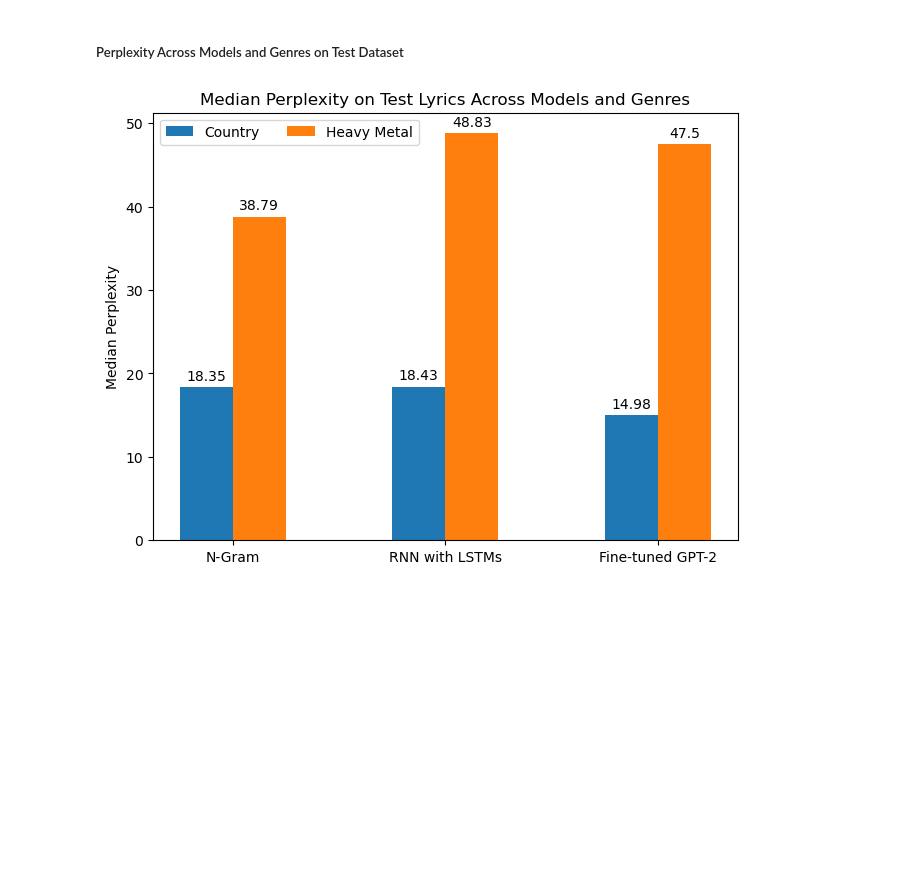
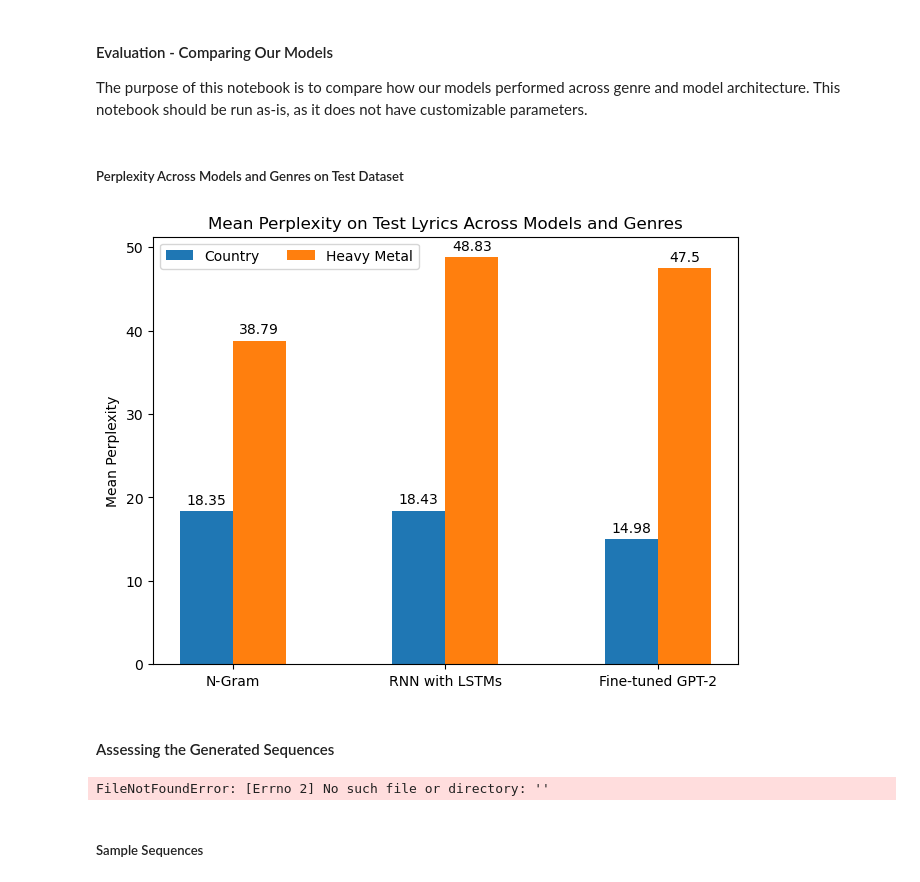
Before and after one commit to gellerjulia/CS4120_Song_Lyric_Generation, a Jupyter notebook: evaluation.ipynb, the cells around one changed output. Saved outputs shown, nothing was run; the diff lists cells and outputs as text; code cells hidden in the pictures; blank space fills up the shorter version.

Commit message:
Create evaluation functions

```diff
--- a/evaluation.ipynb
+++ b/evaluation.ipynb
@@ -3,3 +1,7 @@
+# %% [markdown]
+#### Evaluation - Comparing Our Models
+
+The purpose of this notebook is to compare how our models performed across genre and model architecture. This notebook should be run as-is, as it does not have customizable parameters.
 # %%
 # imports
 import matplotlib.pyplot as plt
@@ -8,32 +26,48 @@ import numpy as np
 ##### Perplexity Across Models and Genres on Test Dataset
 # %%
 # created with reference to matplotlib documentation https://matplotlib.org/stable/gallery/lines_bars_and_markers/barchart.html
+def create_grouped_barchart(country_data: tuple, metal_data: tuple, title: str, ylabel: str):
+    """
+    Creates a grouped bar chart comparing the Ngram, RNN and GPT2 models across the country and heavy metal genres.
+    Will create two bargraphs for each type of model: one for country, another for heavy metal
 
-models = ("N-Gram", "RNN with LSTMs", "Fine-tuned GPT-2")
-genres = {
-    # FAKE NUMBERS -- REPLACE!!!
-    'Country': (18.35, 18.43, 14.98),
-    'Heavy Metal': (38.79, 48.83, 47.50),
-}
+    Args:
+        country_data (tuple): A tuple of numbers in the format (Ngram metric, RNN metric, GPT2 metric) for the country genre
+        metal_data (tuple): A tuple of numbers in the format (Ngram metric, RNN metric, GPT2 metric) for the heavy metal genre
+        title (str): title for the barchart
+        ylabel (str): y-axis label for the barchart
+    """
+    models = ("N-Gram", "RNN with LSTMs", "Fine-tuned GPT-2")
+    genres = {
+        'Country': country_data,
+        'Heavy Metal': metal_data,
+    }
 
-x = np.arange(len(models))  # label locations
-width = 0.25  # the width of the bars
-multiplier = .5
+    x = np.arange(len(models))  # label locations
+    width = 0.25  # the width of the bars
+    multiplier = .5
 
-fig, ax = plt.subplots(layout='constrained')
+    fig, ax = plt.subplots(layout='constrained')
 
-for genre, perplexity in genres.items():
-    offset = width * multiplier
-    rects = ax.bar(x + offset, perplexity, width, label=genre)
-    ax.bar_label(rects, padding=3)
-    multiplier += 1
+    for genre, perplexity in genres.items():
+        offset = width * multiplier
+        rects = ax.bar(x + offset, perplexity, width, label=genre)
+        ax.bar_label(rects, padding=3)
+        multiplier += 1
 
-# Add some text for labels, title and custom x-axis tick labels, etc.
-ax.set_ylabel('Median Perplexity')
-ax.set_title('Median Perplexity on Test Lyrics Across Models and Genres')
-ax.set_xticks(x + width, models)
-ax.legend(loc='upper left', ncols=3)
+    # Add some text for labels, title and custom x-axis tick labels, etc.
+    ax.set_ylabel(ylabel)
+    ax.set_title(title)
+    ax.set_xticks(x + width, models)
+    ax.legend(loc='upper left', ncols=3)
 
-plt.show()
+    plt.show()
-# %% [output]
-[figure, removed]
+# %%
+# FAKE NUMBERS -- REPLACE!!!
+country_perplexity = (18.35, 18.43, 14.98)
+metal_perplexity = (38.79, 48.83, 47.50)
+create_grouped_barchart(country_perplexity, metal_perplexity, 'Average Perplexity on Test Lyrics Across Models and Genres', 'Average Perplexity')
+# %% [output]
+[figure, added]
+# %% [markdown]
+#### Assessing the Generated Sequences
@@ -39,0 +89,14 @@ plt.show()
+# %%
+# sequences generated by our models
+ngram_country_seqs = read_lines(NGRAM_COUNTRY_SEQS_PATH)
+ngram_metal_seqs = read_lines(NGRAM_METAL_SEQS_PATH)
+
+lstm_country_seqs = read_lines(LSTM_COUNTRY_SEQS_PATH)
+lstm_metal_seqs = read_lines(LSTM_METAL_SEQS_PATH)
+
+gpt2_country_seqs = read_lines(GPT2_METAL_SEQS_PATH)
+gpt2_metal_seqs = read_lines(GPT2_COUNTRY_SEQS_PATH)
+# %% [output]
+FileNotFoundError: [Errno 2] No such file or directory: ''
+# %% [markdown]
+##### Sample Sequences
```
Also changed, not shown: parts of 19 cells of this notebook.
